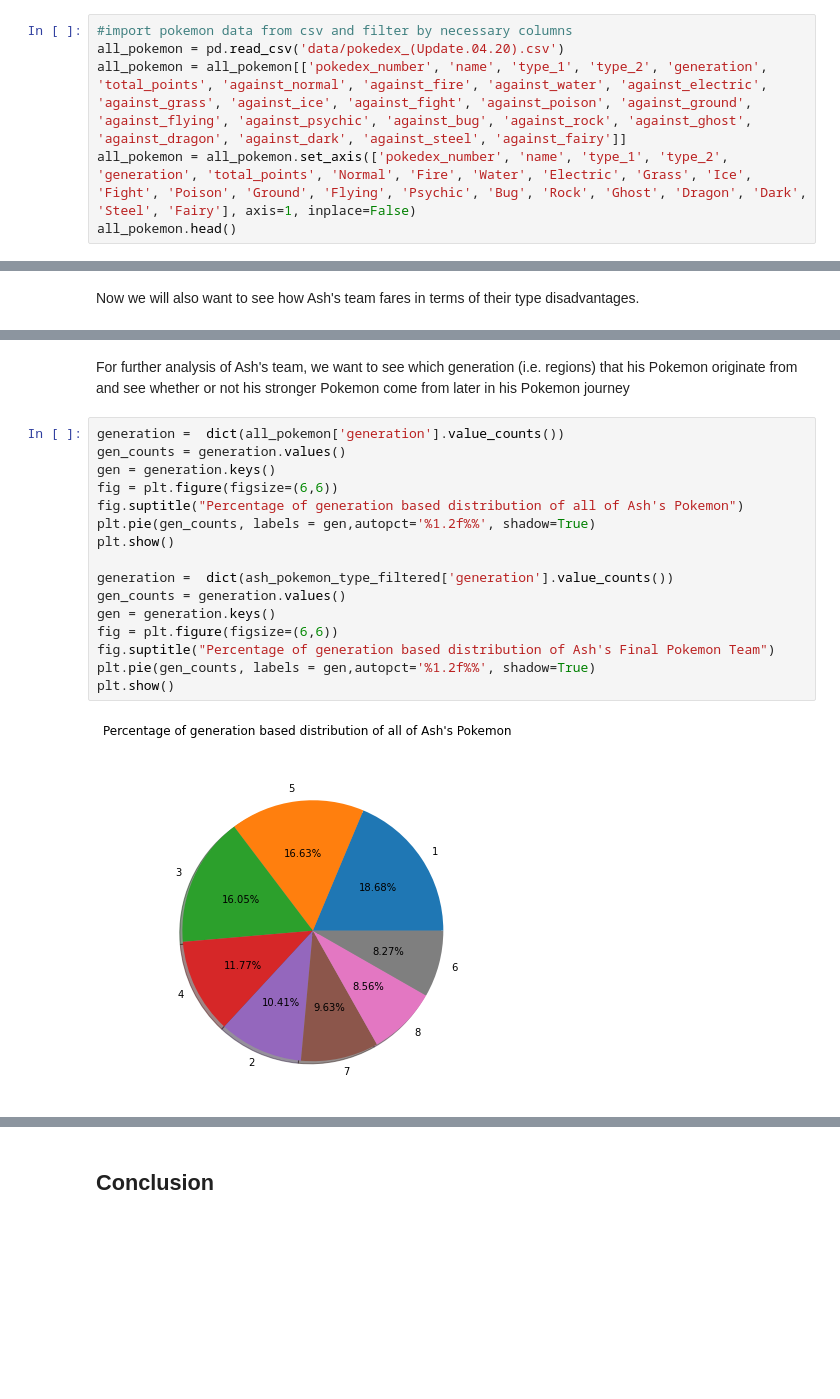
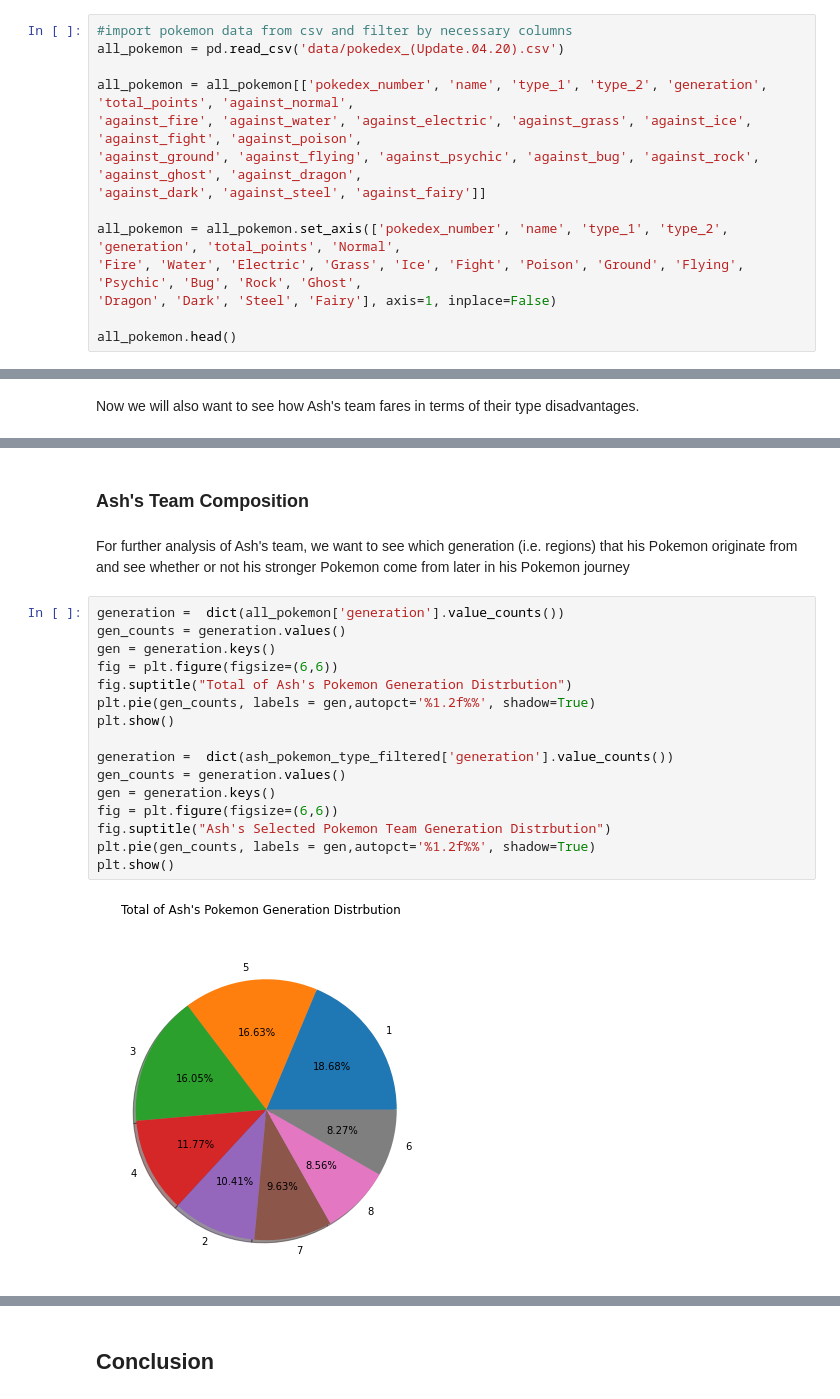
Before and after one commit to codingdn/cmsc320final, a Jupyter notebook: cmsc320final.ipynb, the cells around one changed output, grey strips where cells are left out. Saved outputs shown, nothing was run; the diff lists cells and outputs as text; blank space fills up the shorter version.

```diff
--- a/cmsc320final.ipynb
+++ b/cmsc320final.ipynb
@@ -42,8 +47,16 @@ from sklearn.metrics import classification_report
 # %%
 #import pokemon data from csv and filter by necessary columns
 all_pokemon = pd.read_csv('data/pokedex_(Update.04.20).csv')
-all_pokemon = all_pokemon[['pokedex_number', 'name', 'type_1', 'type_2', 'generation', 'total_points', 'against_normal', 'against_fire', 'against_water', 'against_electric', 'against_grass', 'against_ice', 'against_fight', 'against_poison', 'against_ground', 'against_flying', 'against_psychic', 'against_bug', 'against_rock', 'against_ghost', 'against_dragon', 'against_dark', 'against_steel', 'against_fairy']]
-all_pokemon = all_pokemon.set_axis(['pokedex_number', 'name', 'type_1', 'type_2', 'generation', 'total_points', 'Normal', 'Fire', 'Water', 'Electric', 'Grass', 'Ice', 'Fight', 'Poison', 'Ground', 'Flying', 'Psychic', 'Bug', 'Rock', 'Ghost', 'Dragon', 'Dark', 'Steel', 'Fairy'], axis=1, inplace=False)
+
+all_pokemon = all_pokemon[['pokedex_number', 'name', 'type_1', 'type_2', 'generation', 'total_points', 'against_normal',
+'against_fire', 'against_water', 'against_electric', 'against_grass', 'against_ice', 'against_fight', 'against_poison',
+'against_ground', 'against_flying', 'against_psychic', 'against_bug', 'against_rock', 'against_ghost', 'against_dragon',
+'against_dark', 'against_steel', 'against_fairy']]
+
+all_pokemon = all_pokemon.set_axis(['pokedex_number', 'name', 'type_1', 'type_2', 'generation', 'total_points', 'Normal',
+'Fire', 'Water', 'Electric', 'Grass', 'Ice', 'Fight', 'Poison', 'Ground', 'Flying', 'Psychic', 'Bug', 'Rock', 'Ghost',
+'Dragon', 'Dark', 'Steel', 'Fairy'], axis=1, inplace=False)
+
 all_pokemon.head()
 # %% [output]
 |  | pokedex_number | name | type_1 | type_2 | generation | total_points | Normal | Fire | Water | ... |
@@ -318,20 +326,22 @@ These graphs
+# %% [markdown]
+### Ash's Team Composition
 # %% [markdown]
 For further analysis of Ash's team, we want to see which generation (i.e. regions) that his Pokemon originate from and see whether or not his stronger Pokemon come from later in his Pokemon journey
 # %%
 generation =  dict(all_pokemon['generation'].value_counts())
 gen_counts = generation.values()
 gen = generation.keys()
 fig = plt.figure(figsize=(6,6))
-fig.suptitle("Percentage of generation based distribution of all of Ash's Pokemon")
+fig.suptitle("Total of Ash's Pokemon Generation Distrbution")
 plt.pie(gen_counts, labels = gen,autopct='%1.2f%%', shadow=True)
 plt.show()
 
 generation =  dict(ash_pokemon_type_filtered['generation'].value_counts())
 gen_counts = generation.values()
 gen = generation.keys()
 fig = plt.figure(figsize=(6,6))
-fig.suptitle("Percentage of generation based distribution of Ash's Final Pokemon Team")
+fig.suptitle("Ash's Selected Pokemon Team Generation Distrbution")
 plt.pie(gen_counts, labels = gen,autopct='%1.2f%%', shadow=True)
 plt.show()
 # %% [output]
-[figure, old version]
+[figure, new version]
```
Also changed, not shown: parts of 26 cells of this notebook, 1 other file.
